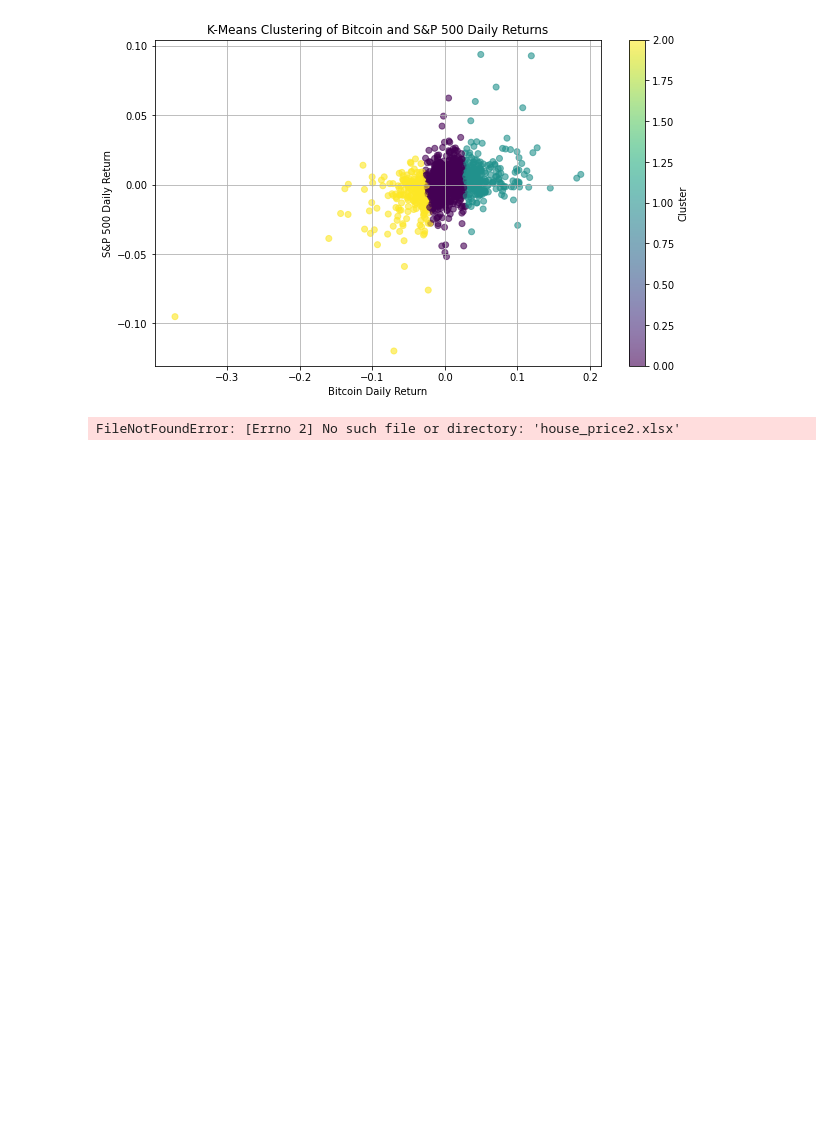
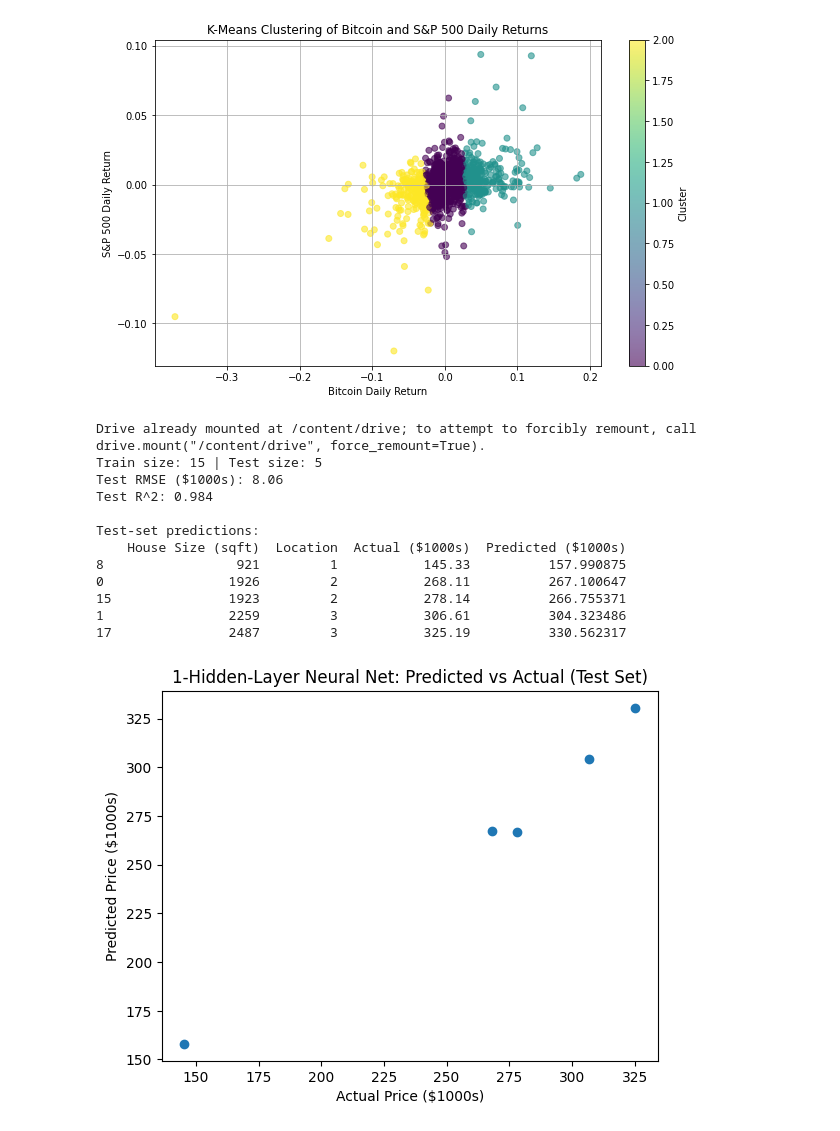
Before and after one commit to tongnet/fin7047_2026spr, a Jupyter notebook: lec4_ul.ipynb, the cells around one changed output. Saved outputs shown, nothing was run; the diff lists cells and outputs as text; code cells hidden in the pictures; blank space fills up the shorter version.

```diff
--- a/lec4_ul.ipynb
+++ b/lec4_ul.ipynb
@@ -244,7 +244,8 @@ plt.show()
 [*********************100%***********************]  1 of 1 completed
 [figure]
 # %%
-# Example of 1-hidden-layer deep learning model (PyTorch) for: Price ~ House Size + Location
+# Deep Learning Example
+# 1-hidden-layer deep learning model (PyTorch) for: Price ~ House Size + Location
 # Works with your uploaded Excel file.
 
 import pandas as pd
@@ -257,9 +258,12 @@ from sklearn.compose import ColumnTransformer
 from sklearn.metrics import mean_squared_error, r2_score
 import matplotlib.pyplot as plt
 
-# Load data
-path = "house_price2.xlsx"
-df = pd.read_excel(path)
+# load the house data file
+from google.colab import drive
+drive.mount("/content/drive")
+
+file_path = "/content/drive/MyDrive/house_prices2.xlsx"
+df = pd.read_excel(file_path)
 
 # Features / target (adjust column names here if needed)
 X = df[["House Size (sqft)", "Location"]].copy()
@@ -310,31 +314,43 @@ for epoch in range(1500):
     loss.backward()
     opt.step()
 
 # Test/evaluate
 model.eval()
 with torch.no_grad():
     yhat_test = model(X_test_t).cpu().numpy().reshape(-1)
 
 rmse = float(np.sqrt(mean_squared_error(y_test.reshape(-1), yhat_test)))
 r2   = float(r2_score(y_test.reshape(-1), yhat_test))
 
 print("Train size:", len(X_train), "| Test size:", len(X_test))
 print("Test RMSE ($1000s):", round(rmse, 2))
 print("Test R^2:", round(r2, 3))
 
 # Show a small prediction table
 out = X_test.copy()
 out["Actual ($1000s)"] = y_test.reshape(-1)
 out["Predicted ($1000s)"] = yhat_test
 print("\nTest-set predictions:")
 print(out.sort_values("Actual ($1000s)"))
 
 # Plot predicted vs actual
 plt.figure()
 plt.scatter(y_test.reshape(-1), yhat_test)
 plt.xlabel("Actual Price ($1000s)")
 plt.ylabel("Predicted Price ($1000s)")
 plt.title("1-Hidden-Layer Neural Net: Predicted vs Actual (Test Set)")
 plt.show()
 # %% [output]
-FileNotFoundError: [Errno 2] No such file or directory: 'house_price2.xlsx'
+Drive already mounted at /content/drive; to attempt to forcibly remount, call drive.mount("/content/drive", force_remount=True).
+Train size: 15 | Test size: 5
+Test RMSE ($1000s): 8.06
+Test R^2: 0.984
+
+Test-set predictions:
+    House Size (sqft)  Location  Actual ($1000s)  Predicted ($1000s)
+8                 921         1           145.33          157.990875
+0                1926         2           268.11          267.100647
+15               1923         2           278.14          266.755371
+1                2259         3           306.61          304.323486
+17               2487         3           325.19          330.562317
+[figure, added]
```
